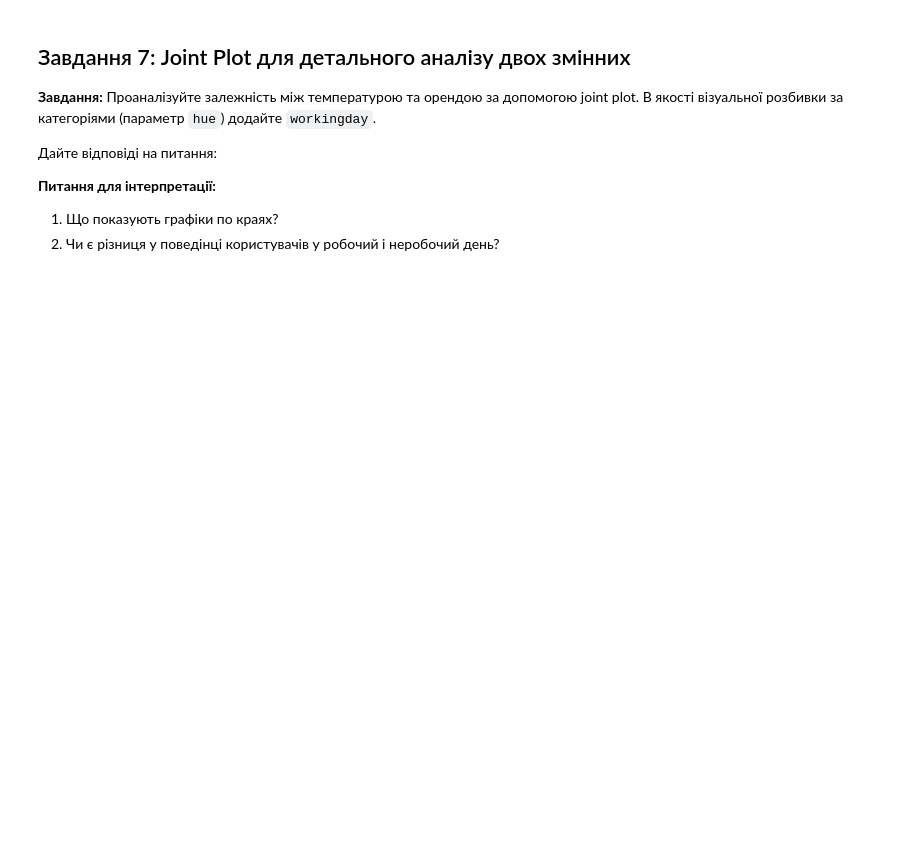
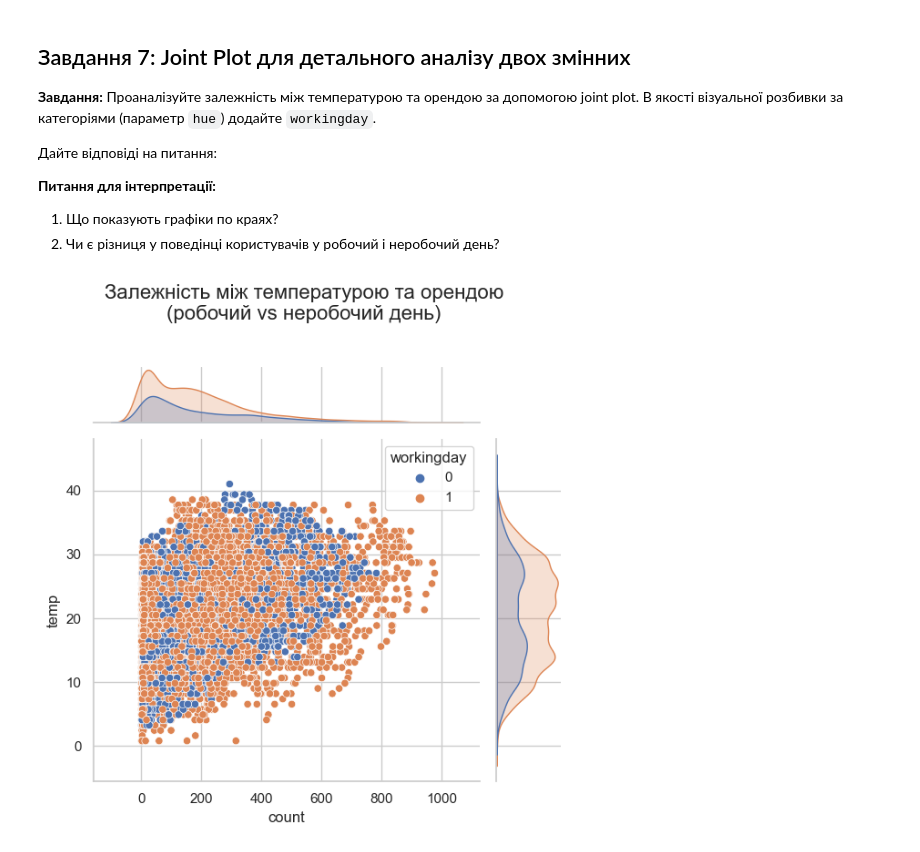
Before and after one commit to OlenaBabko/DataAnalytics_DataLovesAcademy, a Jupyter notebook: modul_11_Visualisation_Matplotlib_Seaborn_Plotly/hw/HW_11_3_Stat_Visual_Seaborn.ipynb, the cells around one changed output. Saved outputs shown, nothing was run; the diff lists cells and outputs as text; code cells hidden in the pictures; blank space fills up the shorter version.

```diff
--- a/modul_11_Visualisation_Matplotlib_Seaborn_Plotly/hw/HW_11_3_Stat_Visual_Seaborn.ipynb
+++ b/modul_11_Visualisation_Matplotlib_Seaborn_Plotly/hw/HW_11_3_Stat_Visual_Seaborn.ipynb
@@ -351,3 +418,14 @@ windspeed має дуже слабку кореляцію з count 0.10 та з
 **Питання для інтерпретації:**
 1. Що показують графіки по краях?
 2. Чи є різниця у поведінці користувачів у робочий і неробочий день?
+# %%
+temp_rent_df = df
+# %%
+sns.jointplot(data=temp_rent_df, x="count", y="temp", hue="workingday", height=6)
+
+plt.suptitle("Залежність між температурою та орендою\n(робочий vs неробочий день)", y=1.02, fontsize=16)
+plt.tight_layout()
+plt.savefig("jointplot_seaborn.png", dpi=300, bbox_inches="tight")
+plt.show()
+# %% [output]
+[figure, added]
```
Also changed, not shown: parts of 12 cells of this notebook.
